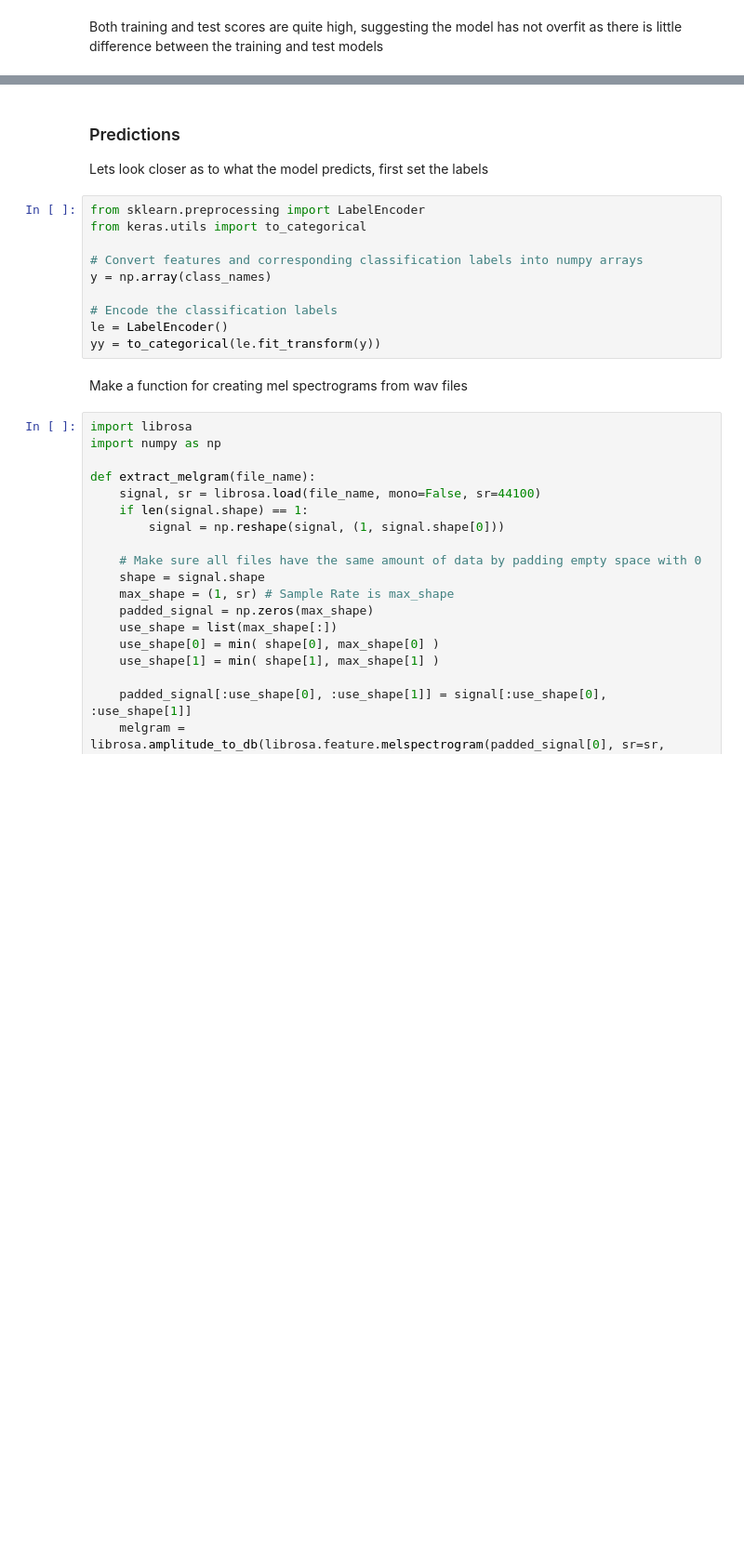
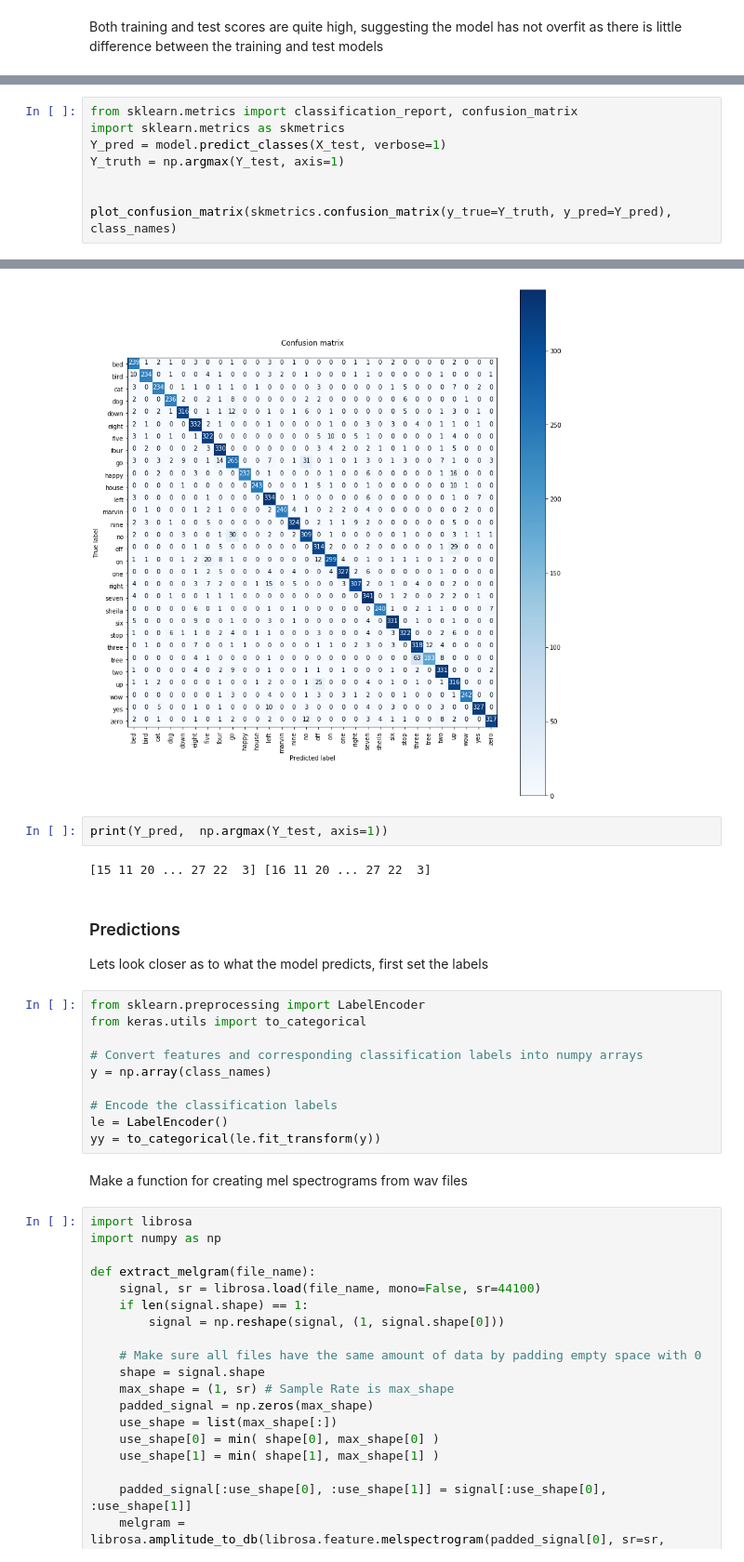
Before and after one commit to chrishickey/CNNCommandClassifier, a Jupyter notebook: Notebooks/ModelTraining.ipynb, the cells around one changed output, grey strips where cells are left out. Shown at 93% size. Cells and saved outputs as stored; diff of their text form; blank space fills up the shorter version.

```diff
--- a/Notebooks/ModelTraining.ipynb
+++ b/Notebooks/ModelTraining.ipynb
@@ -240,0 +281,9 @@ Both training and test scores are quite high, suggesting the model has not overf
+# %%
+from sklearn.metrics import classification_report, confusion_matrix
+import sklearn.metrics as skmetrics
+Y_pred = model.predict_classes(X_test, verbose=1)
+Y_truth = np.argmax(Y_test, axis=1)
+
+
+plot_confusion_matrix(skmetrics.confusion_matrix(y_true=Y_truth, y_pred=Y_pred), class_names)
+# %% [output]
@@ -241,3 +291,8 @@ Both training and test scores are quite high, suggesting the model has not overf
+[figure, added]
+# %%
+print(Y_pred,  np.argmax(Y_test, axis=1))
+# %% [output]
+[15 11 20 ... 27 22  3] [16 11 20 ... 27 22  3]
 # %% [markdown]
 ### Predictions
 
```
Also changed, not shown: parts of 9 cells of this notebook.
